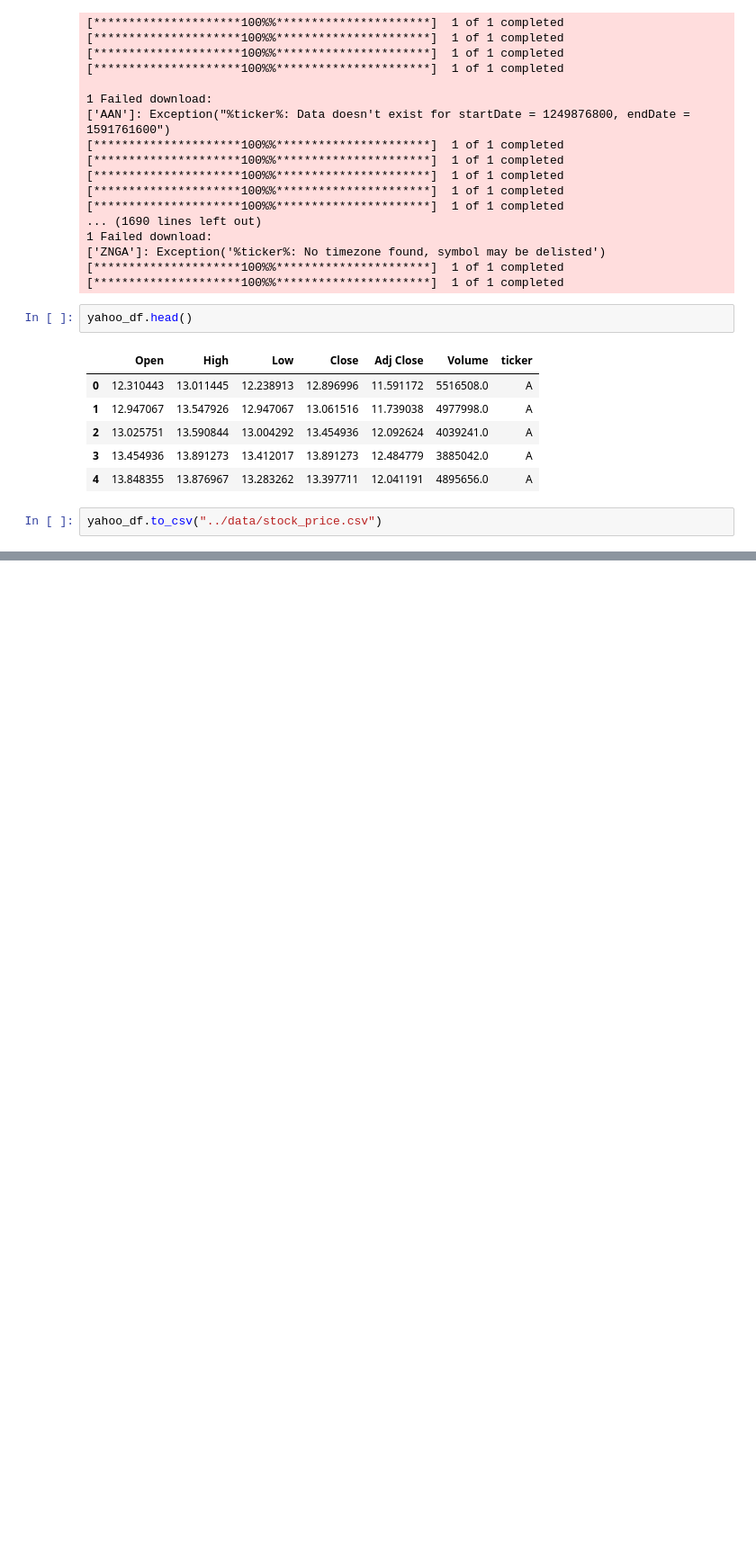
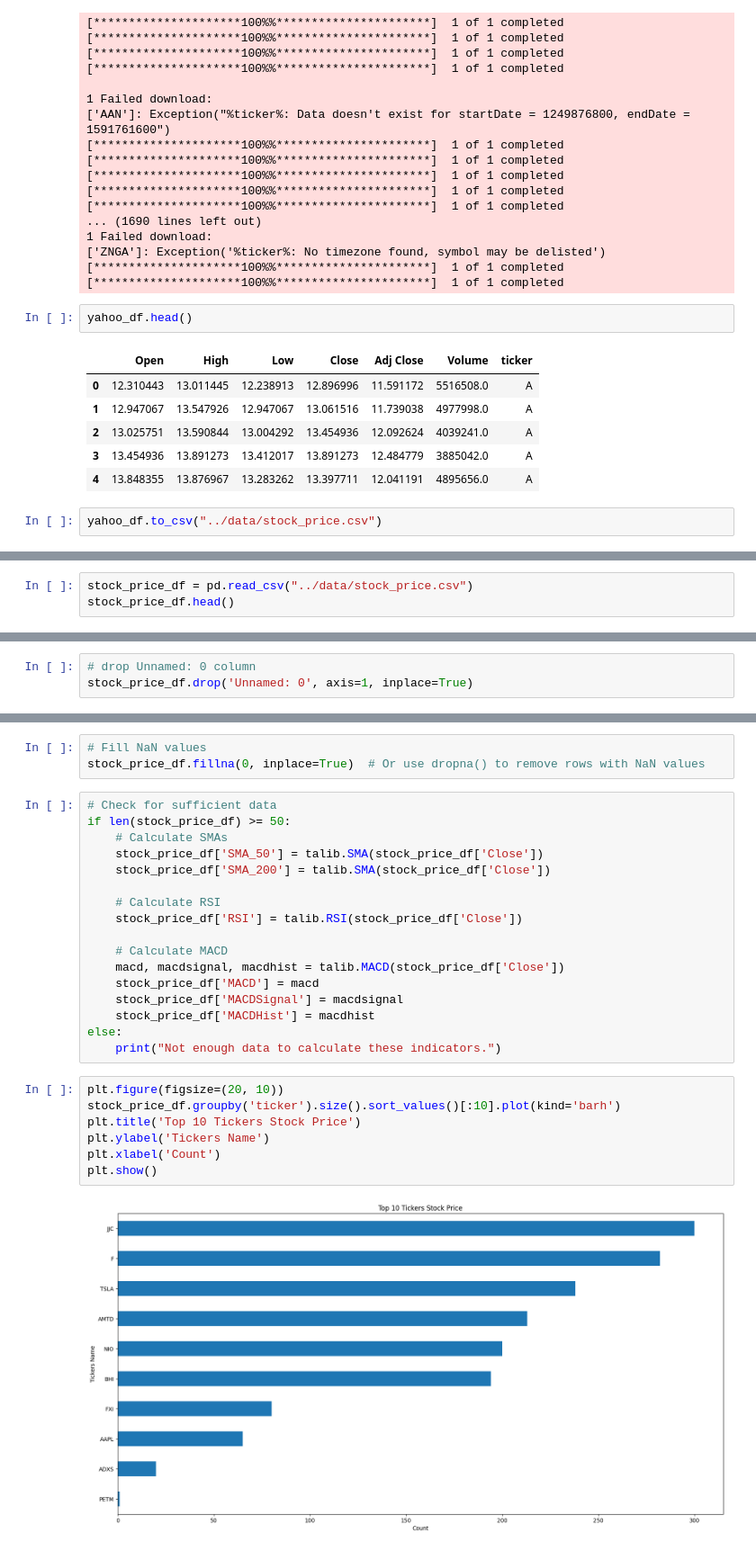
Before and after one commit to der-bew/10ac_week1, a Jupyter notebook: notebooks/Stock_EDA.ipynb, the cells around one changed output, grey strips where cells are left out. Shown at 90% size. Drawn from its saved outputs; the diff is of its cells as text; blank space fills up the shorter version.

```diff
--- a/notebooks/Stock_EDA.ipynb
+++ b/notebooks/Stock_EDA.ipynb
@@ -405,0 +409,3 @@ yahoo_df.to_csv("../data/stock_price.csv")
+# %%
+stock_price_df = pd.read_csv("../data/stock_price.csv")
+stock_price_df.head()
@@ -405,0 +419,3 @@ yahoo_df.to_csv("../data/stock_price.csv")
+# %%
+# drop Unnamed: 0 column
+stock_price_df.drop('Unnamed: 0', axis=1, inplace=True)
@@ -405,0 +440,29 @@ yahoo_df.to_csv("../data/stock_price.csv")
+# %%
+# Fill NaN values
+stock_price_df.fillna(0, inplace=True)  # Or use dropna() to remove rows with NaN values
+# %%
+# Check for sufficient data
+if len(stock_price_df) >= 50:
+    # Calculate SMAs
+    stock_price_df['SMA_50'] = talib.SMA(stock_price_df['Close'])
+    stock_price_df['SMA_200'] = talib.SMA(stock_price_df['Close'])
+
+    # Calculate RSI
+    stock_price_df['RSI'] = talib.RSI(stock_price_df['Close'])
+
+    # Calculate MACD
+    macd, macdsignal, macdhist = talib.MACD(stock_price_df['Close'])
+    stock_price_df['MACD'] = macd
+    stock_price_df['MACDSignal'] = macdsignal
+    stock_price_df['MACDHist'] = macdhist
+else:
+    print("Not enough data to calculate these indicators.")
+# %%
+plt.figure(figsize=(20, 10))
+stock_price_df.groupby('ticker').size().sort_values()[:10].plot(kind='barh')
+plt.title('Top 10 Tickers Stock Price')
+plt.ylabel('Tickers Name')
+plt.xlabel('Count')
+plt.show()
+# %% [output]
+[figure, added]
```
Also changed, not shown: parts of 4 cells of this notebook, 2 other files.
